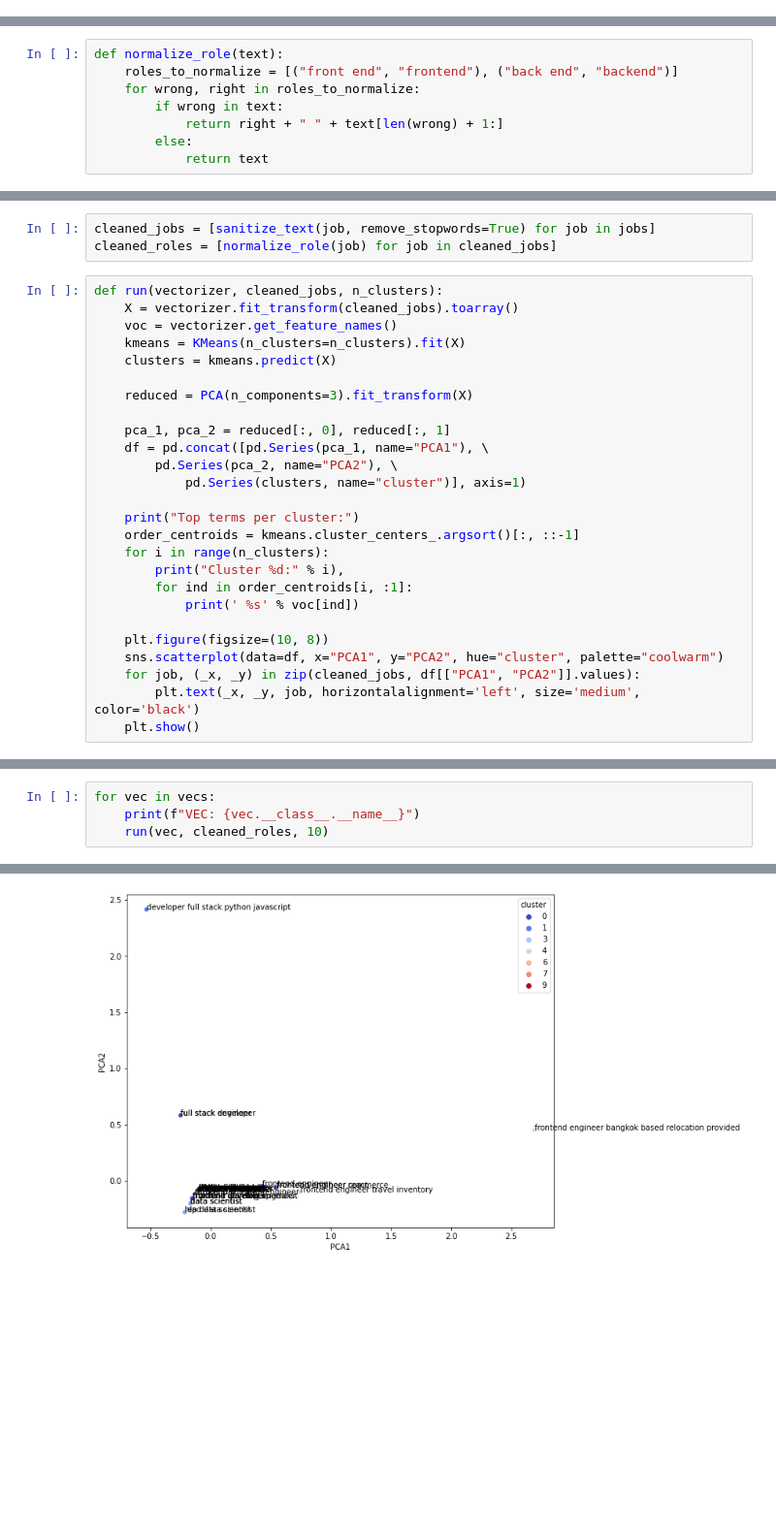
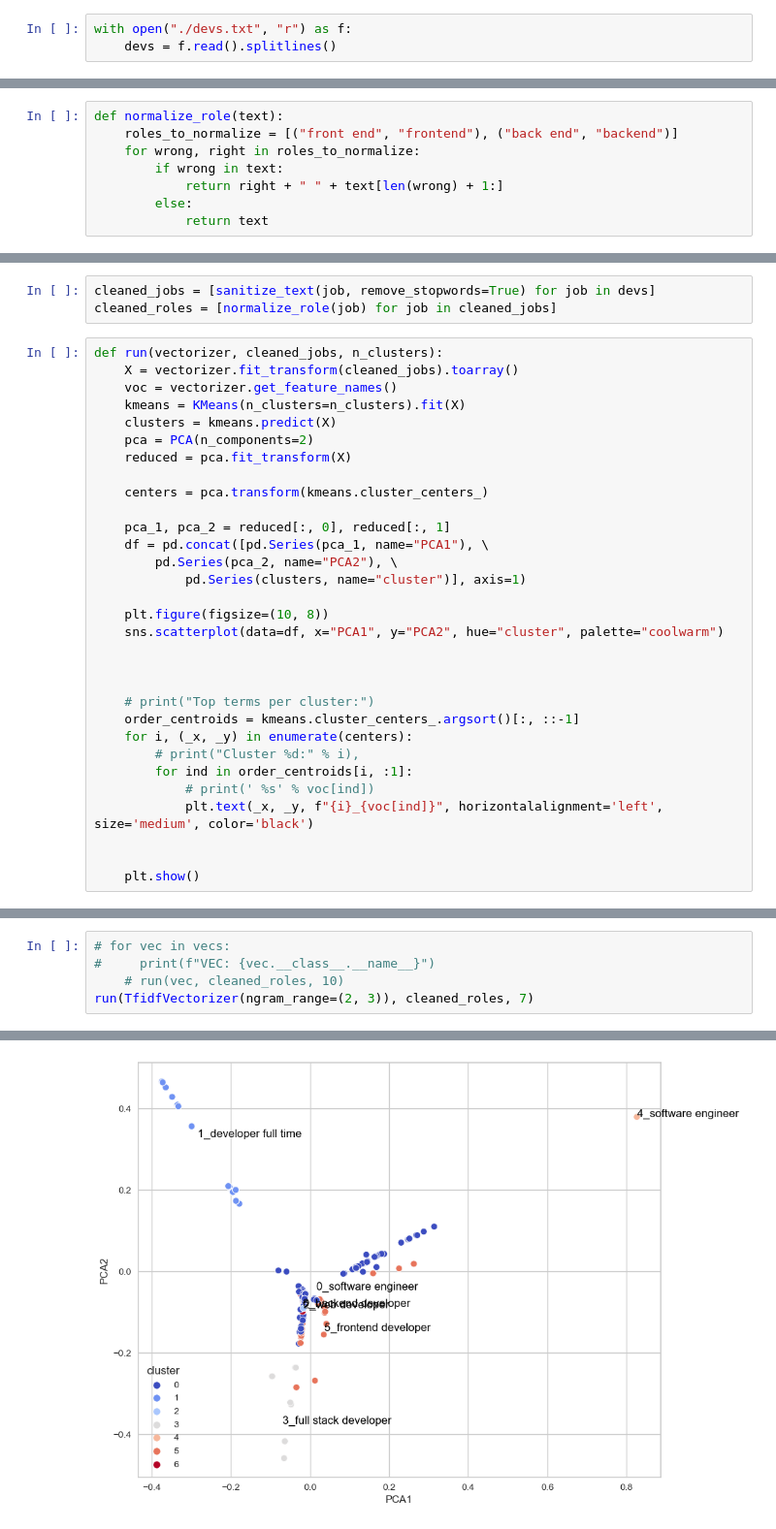
Before and after one commit to andrea-dagostino/simple_keyword_clusterer, a Jupyter notebook: test.ipynb, the cells around one changed output, grey strips where cells are left out. Shown at 97% size. Cells and saved outputs as stored; diff of their text form; blank space fills up the shorter version.

```diff
--- a/test.ipynb
+++ b/test.ipynb
@@ -58,3 +50,6 @@ jobs = ["front-end developer", "frontend developer", "senior frontend developer"
+# %%
+with open("./devs.txt", "r") as f:
+    devs = f.read().splitlines()
 # %%
 to_remove = ["junior", "senior", "stage", "sr"]
 STOPWORDS.extend(to_remove)
@@ -73,5 +64,5 @@ normalize_role("back end developer")
 # %%
-cleaned_jobs = [sanitize_text(job, remove_stopwords=True) for job in jobs]
+cleaned_jobs = [sanitize_text(job, remove_stopwords=True) for job in devs]
 cleaned_roles = [normalize_role(job) for job in cleaned_jobs]
 # %%
 def run(vectorizer, cleaned_jobs, n_clusters):
@@ -79,24 +70,29 @@ def run(vectorizer, cleaned_jobs, n_clusters):
     voc = vectorizer.get_feature_names()
     kmeans = KMeans(n_clusters=n_clusters).fit(X)
     clusters = kmeans.predict(X)
+    pca = PCA(n_components=2)
+    reduced = pca.fit_transform(X)
 
-    reduced = PCA(n_components=3).fit_transform(X)
+    centers = pca.transform(kmeans.cluster_centers_)
 
     pca_1, pca_2 = reduced[:, 0], reduced[:, 1]
     df = pd.concat([pd.Series(pca_1, name="PCA1"), \
         pd.Series(pca_2, name="PCA2"), \
             pd.Series(clusters, name="cluster")], axis=1)
 
-    print("Top terms per cluster:")
-    order_centroids = kmeans.cluster_centers_.argsort()[:, ::-1]
-    for i in range(n_clusters):
-        print("Cluster %d:" % i),
-        for ind in order_centroids[i, :1]:
-            print(' %s' % voc[ind])
-
     plt.figure(figsize=(10, 8))
     sns.scatterplot(data=df, x="PCA1", y="PCA2", hue="cluster", palette="coolwarm")
-    for job, (_x, _y) in zip(cleaned_jobs, df[["PCA1", "PCA2"]].values):
-        plt.text(_x, _y, job, horizontalalignment='left', size='medium', color='black')
+
+
+
+    # print("Top terms per cluster:")
+    order_centroids = kmeans.cluster_centers_.argsort()[:, ::-1]
+    for i, (_x, _y) in enumerate(centers):
+        # print("Cluster %d:" % i),
+        for ind in order_centroids[i, :1]:
+            # print(' %s' % voc[ind])
+            plt.text(_x, _y, f"{i}_{voc[ind]}", horizontalalignment='left', size='medium', color='black')
+
+
     plt.show()
 # %%
@@ -105,5 +101,6 @@ TfidfVectorizer(ngram_range=(2, 3))]
 # %%
-for vec in vecs:
-    print(f"VEC: {vec.__class__.__name__}")
-    run(vec, cleaned_roles, 10)
+# for vec in vecs:
+#     print(f"VEC: {vec.__class__.__name__}")
+    # run(vec, cleaned_roles, 10)
+run(TfidfVectorizer(ngram_range=(2, 3)), cleaned_roles, 7)
 # %% [output]
@@ -127 +107 @@ Cluster 9:
-[figure, old version]
+[figure, new version]
```
Also changed, not shown: parts of 5 cells of this notebook, 1 other file.
